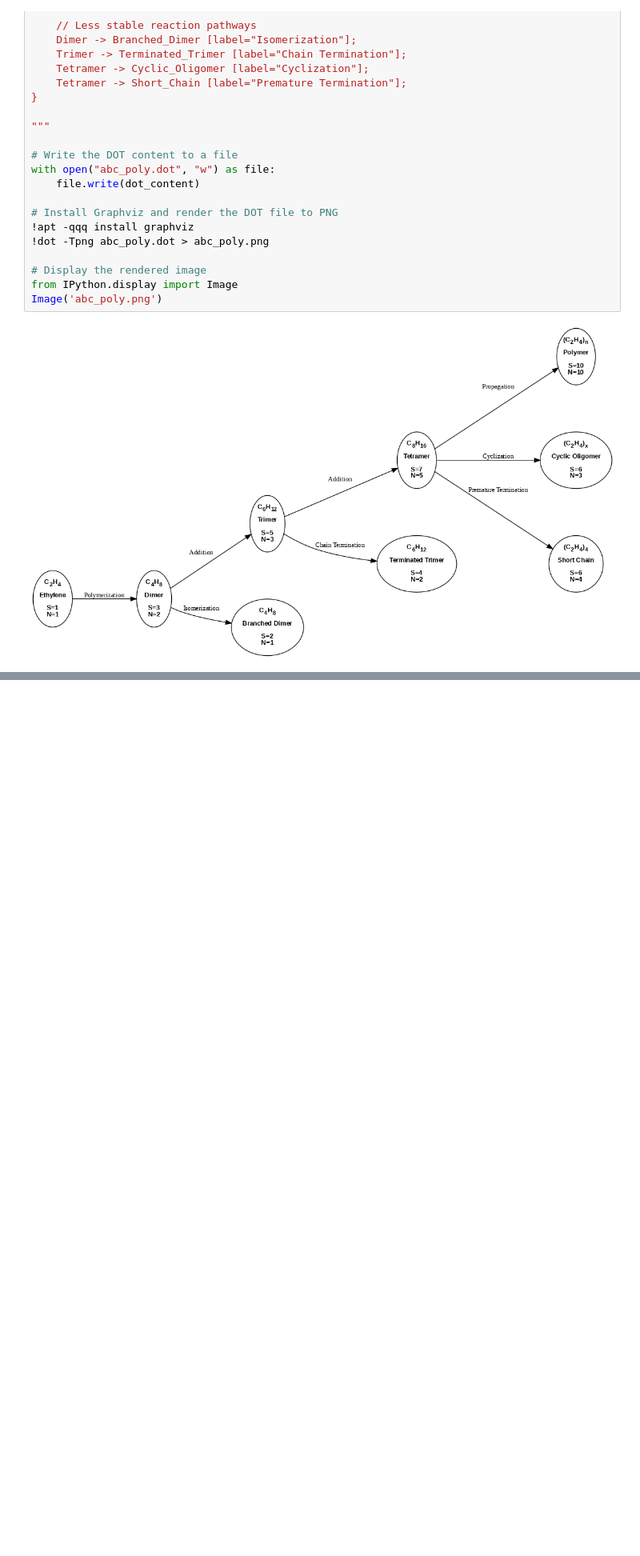
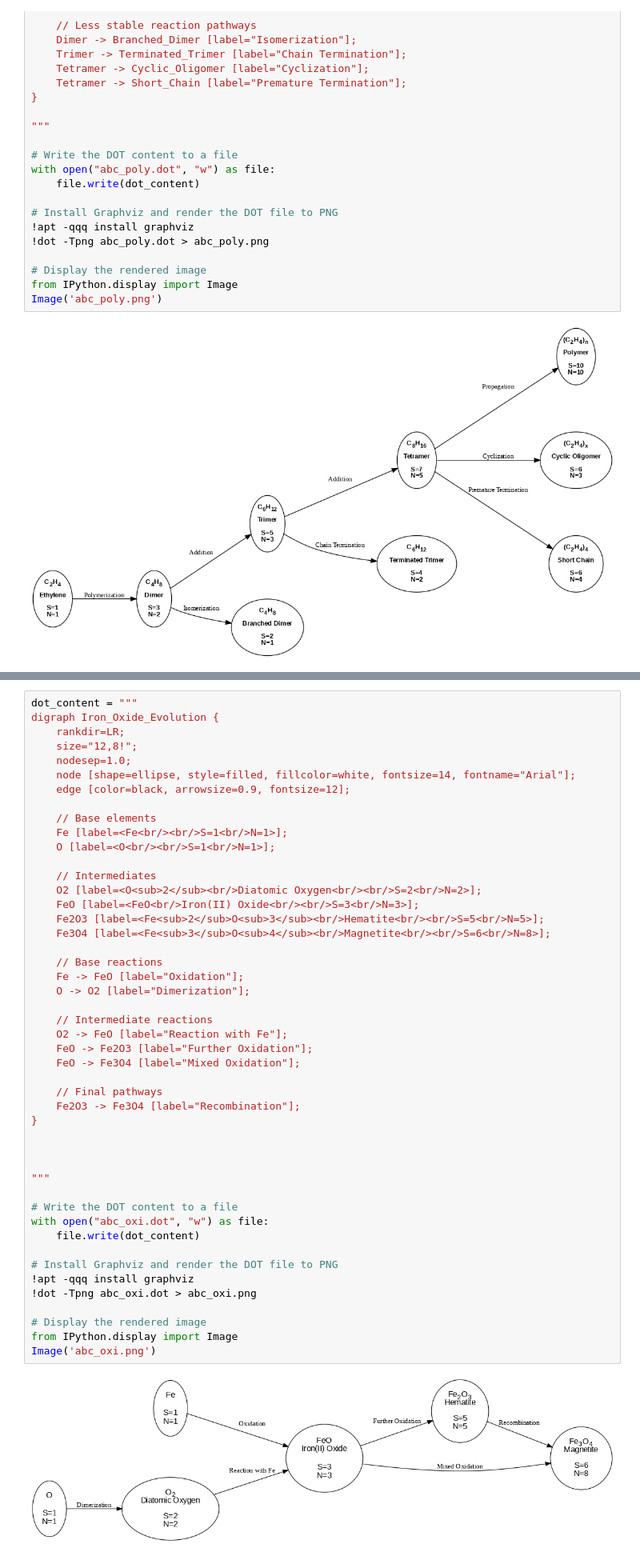
Before and after one commit to danadler-dev/MDPI-Article-2, a Jupyter notebook: ABC_Graphs.ipynb, the cells around one changed output, grey strips where cells are left out. Shown at 80% size. Saved outputs shown, nothing was run; the diff lists cells and outputs as text; blank space fills up the shorter version.

```diff
--- a/ABC_Graphs.ipynb
+++ b/ABC_Graphs.ipynb
@@ -269,0 +372,49 @@ Image('abc_poly.png')
+# %%
+dot_content = """
+digraph Iron_Oxide_Evolution {
+    rankdir=LR;
+    size="12,8!";
+    nodesep=1.0;
+    node [shape=ellipse, style=filled, fillcolor=white, fontsize=14, fontname="Arial"];
+    edge [color=black, arrowsize=0.9, fontsize=12];
+
+    // Base elements
+    Fe [label=<Fe<br/><br/>S=1<br/>N=1>];
+    O [label=<O<br/><br/>S=1<br/>N=1>];
+
+    // Intermediates
+    O2 [label=<O<sub>2</sub><br/>Diatomic Oxygen<br/><br/>S=2<br/>N=2>];
+    FeO [label=<FeO<br/>Iron(II) Oxide<br/><br/>S=3<br/>N=3>];
+    Fe2O3 [label=<Fe<sub>2</sub>O<sub>3</sub><br/>Hematite<br/><br/>S=5<br/>N=5>];
+    Fe3O4 [label=<Fe<sub>3</sub>O<sub>4</sub><br/>Magnetite<br/><br/>S=6<br/>N=8>];
+
+    // Base reactions
+    Fe -> FeO [label="Oxidation"];
+    O -> O2 [label="Dimerization"];
+
+    // Intermediate reactions
+    O2 -> FeO [label="Reaction with Fe"];
+    FeO -> Fe2O3 [label="Further Oxidation"];
+    FeO -> Fe3O4 [label="Mixed Oxidation"];
+
+    // Final pathways
+    Fe2O3 -> Fe3O4 [label="Recombination"];
+}
+
+
+
+"""
+
+# Write the DOT content to a file
+with open("abc_oxi.dot", "w") as file:
+    file.write(dot_content)
+
+# Install Graphviz and render the DOT file to PNG
+!apt -qqq install graphviz
+!dot -Tpng abc_oxi.dot > abc_oxi.png
+
+# Display the rendered image
+from IPython.display import Image
+Image('abc_oxi.png')
+# %% [output]
+[figure, added]
```
Also changed, not shown: parts of 2 cells of this notebook.
